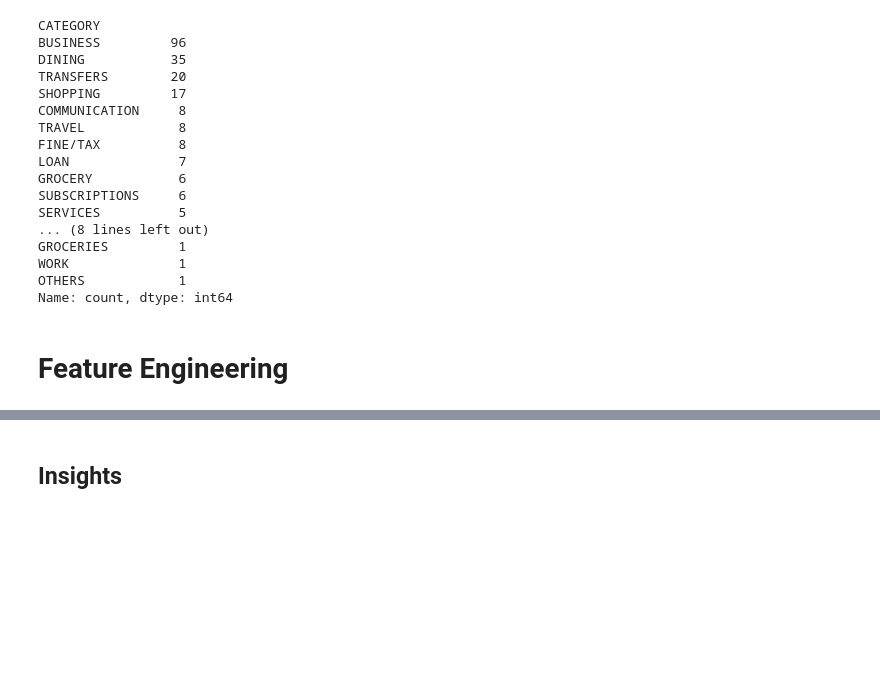
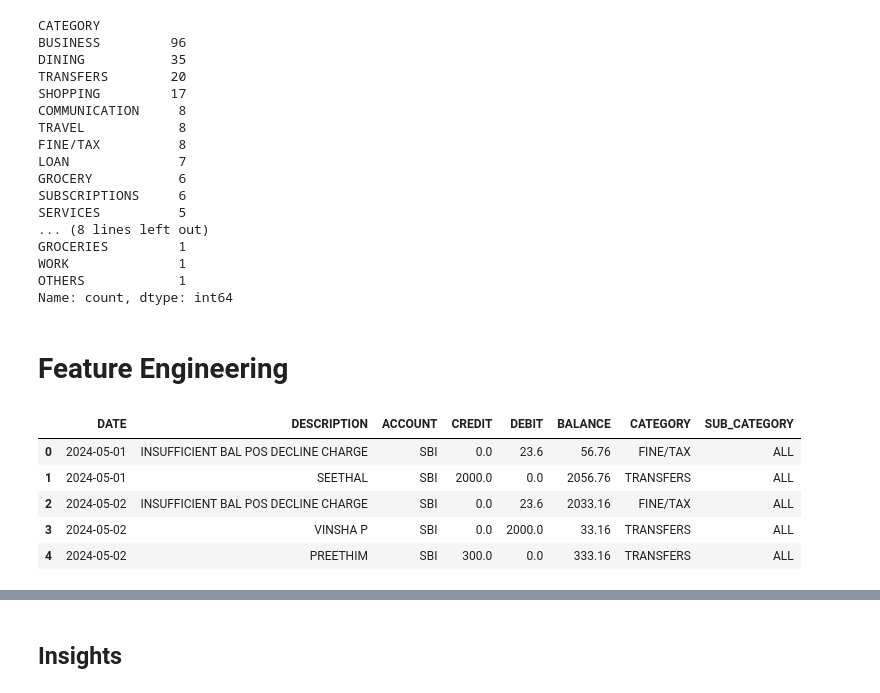
Before and after one commit to vishnuprksh/ai-wallet, a Jupyter notebook: insights.ipynb, the cells around one changed output, grey strips where cells are left out. Saved outputs shown, nothing was run; the diff lists cells and outputs as text; code cells hidden in the pictures; blank space fills up the shorter version.

```diff
--- a/insights.ipynb
+++ b/insights.ipynb
@@ -162,3 +162,16 @@ df.to_csv("records_modified.csv")
 # Feature Engineering
 # %%
 df = df.sort_values(by='DATE', ignore_index=True)
+# %%
+# Split into two DataFrames based on 'ACCOUNT' column
+df_sbi = df[df['ACCOUNT'] == 'SBI'].reset_index(drop=True)
+df_south = df[df['ACCOUNT'] == 'SOUTH'].reset_index(drop=True)
+# %%
+df_sbi.head()
+# %% [output]
+|  | DATE | DESCRIPTION | ACCOUNT | CREDIT | DEBIT | BALANCE | CATEGORY | SUB_CATEGORY |
+| 0 | 2024-05-01 | INSUFFICIENT BAL POS DECLINE CHARGE | SBI | 0.0 | 23.6 | 56.76 | FINE/TAX | ALL |
+| 1 | 2024-05-01 | SEETHAL | SBI | 2000.0 | 0.0 | 2056.76 | TRANSFERS | ALL |
+| 2 | 2024-05-02 | INSUFFICIENT BAL POS DECLINE CHARGE | SBI | 0.0 | 23.6 | 2033.16 | FINE/TAX | ALL |
+| 3 | 2024-05-02 | VINSHA P | SBI | 0.0 | 2000.0 | 33.16 | TRANSFERS | ALL |
+| 4 | 2024-05-02 | PREETHIM | SBI | 300.0 | 0.0 | 333.16 | TRANSFERS | ALL |
```
Also changed, not shown: parts of 2 cells of this notebook.
